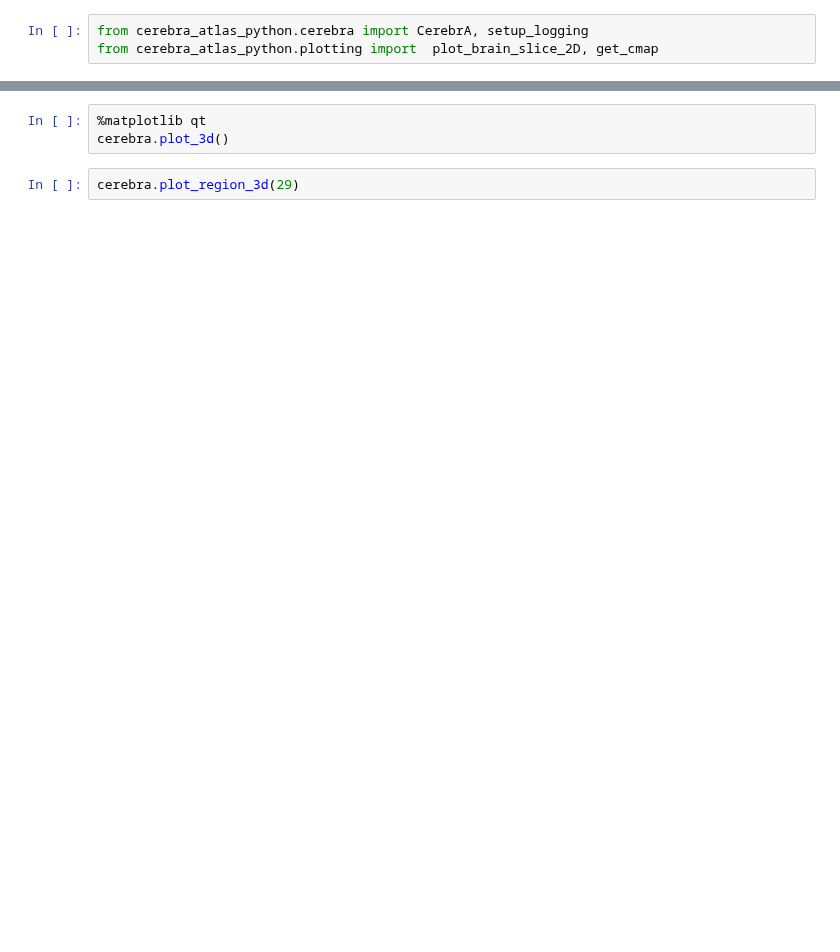
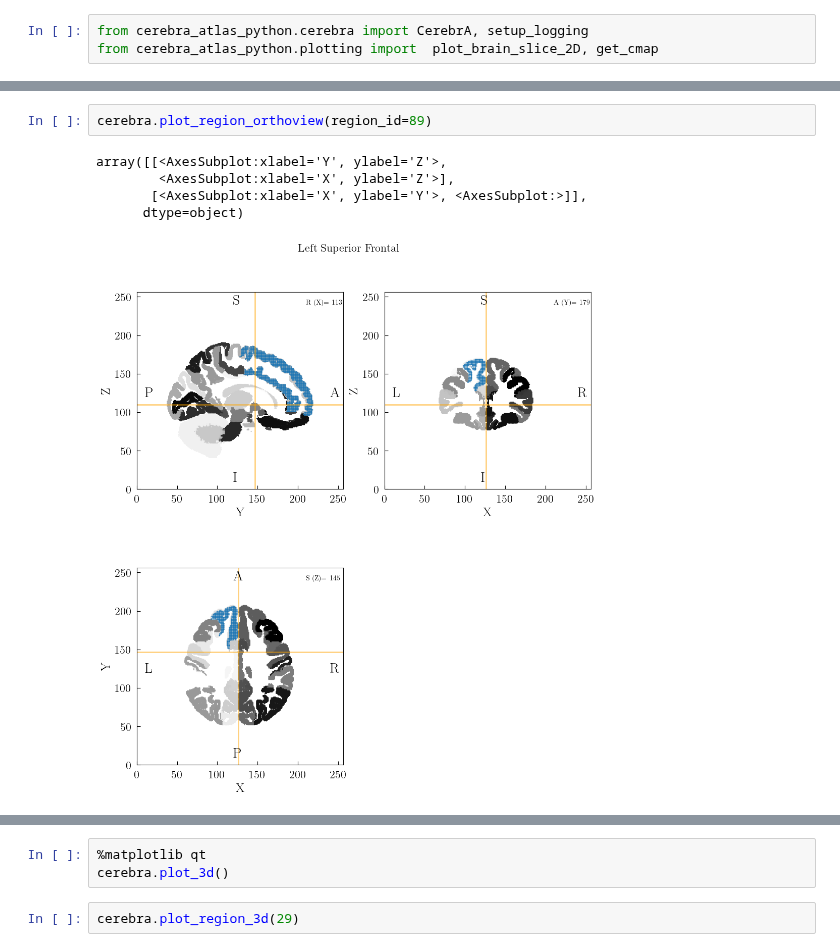
Before and after one commit to kdotdot/cerebra_atlas_python, a Jupyter notebook: 2.0-example.ipynb, the cells around one changed output, grey strips where cells are left out. Cells and saved outputs as stored; diff of their text form; blank space fills up the shorter version.

```diff
--- a/2.0-example.ipynb
+++ b/2.0-example.ipynb
@@ -32,3 +50,11 @@ array([[<AxesSubplot:xlabel='Y', ylabel='Z'>,
+# %%
+cerebra.plot_region_orthoview(region_id=89)
+# %% [output]
+array([[<AxesSubplot:xlabel='Y', ylabel='Z'>,
+        <AxesSubplot:xlabel='X', ylabel='Z'>],
+       [<AxesSubplot:xlabel='X', ylabel='Y'>, <AxesSubplot:>]],
+      dtype=object)
+[figure, added]
 # %%
 cerebra.plot_region_orthoview(region_id=89-51)
 # %% [output]
```
Also changed, not shown: parts of 6 cells of this notebook, 4 other files.
